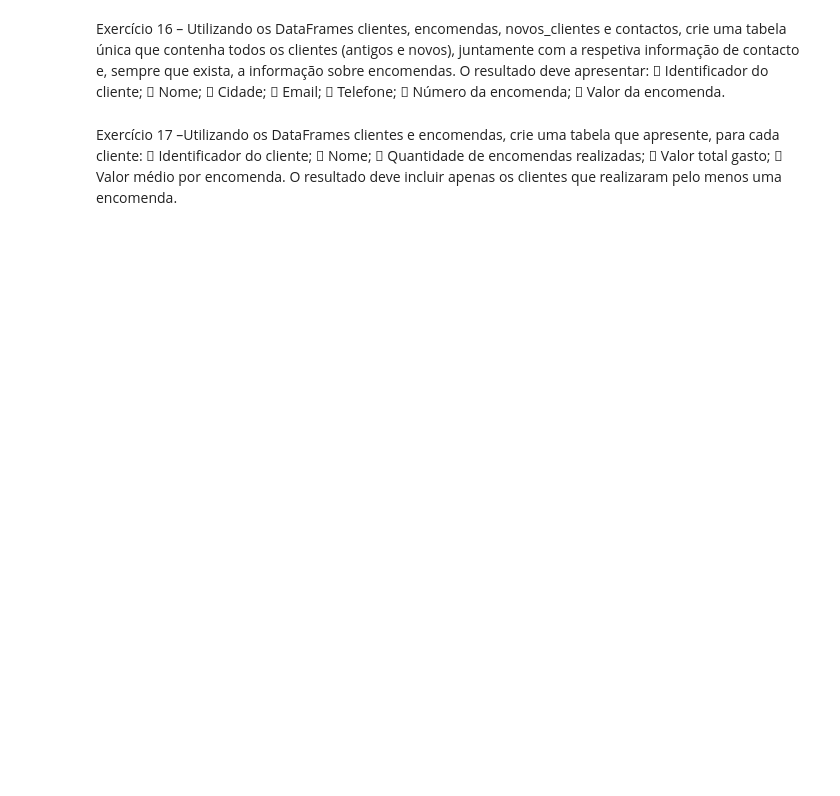
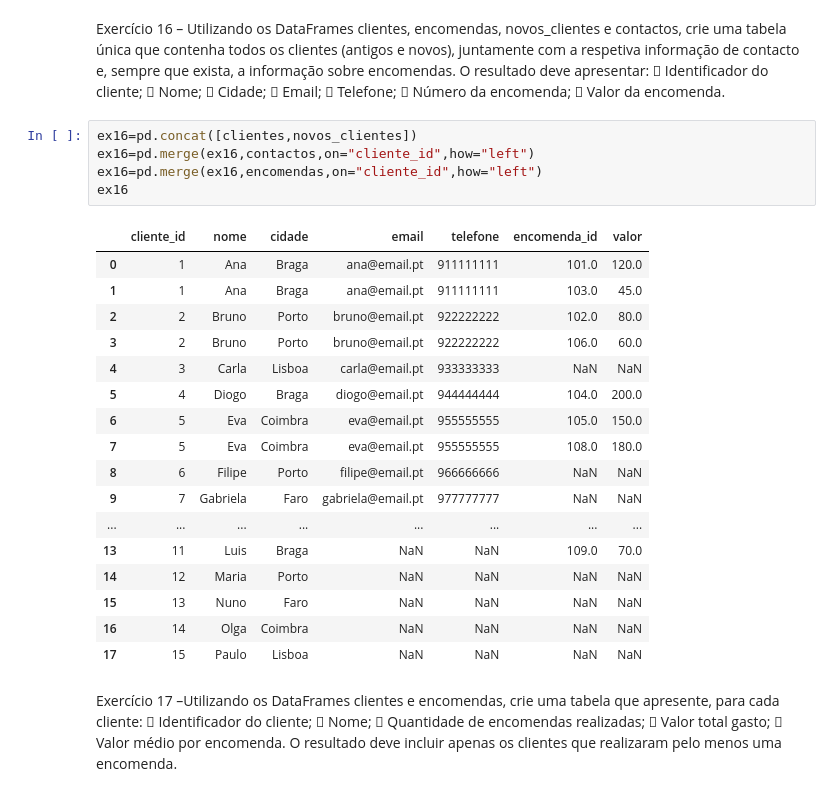
Before and after one commit to SirRick76/Projetos_PTL, a Jupyter notebook: FichadeTrabalho/FichadeTrabalho.ipynb, the cells around one changed output. Drawn from its saved outputs; the diff is of its cells as text; blank space fills up the shorter version.

```diff
--- a/FichadeTrabalho/FichadeTrabalho.ipynb
+++ b/FichadeTrabalho/FichadeTrabalho.ipynb
@@ -196,6 +344,29 @@ O resultado deve apresentar:
  Telefone;
  Número da encomenda;
  Valor da encomenda.
+# %%
+ex16=pd.concat([clientes,novos_clientes])
+ex16=pd.merge(ex16,contactos,on="cliente_id",how="left")
+ex16=pd.merge(ex16,encomendas,on="cliente_id",how="left")
+ex16
+# %% [output]
+|  | cliente_id | nome | cidade | email | telefone | encomenda_id | valor |
+| 0 | 1 | Ana | Braga | ana@email.pt | 911111111 | 101.0 | 120.0 |
+| 1 | 1 | Ana | Braga | ana@email.pt | 911111111 | 103.0 | 45.0 |
+| 2 | 2 | Bruno | Porto | bruno@email.pt | 922222222 | 102.0 | 80.0 |
+| 3 | 2 | Bruno | Porto | bruno@email.pt | 922222222 | 106.0 | 60.0 |
+| 4 | 3 | Carla | Lisboa | carla@email.pt | 933333333 | NaN | NaN |
+| 5 | 4 | Diogo | Braga | diogo@email.pt | 944444444 | 104.0 | 200.0 |
+| 6 | 5 | Eva | Coimbra | eva@email.pt | 955555555 | 105.0 | 150.0 |
+| 7 | 5 | Eva | Coimbra | eva@email.pt | 955555555 | 108.0 | 180.0 |
+| 8 | 6 | Filipe | Porto | filipe@email.pt | 966666666 | NaN | NaN |
+| 9 | 7 | Gabriela | Faro | gabriela@email.pt | 977777777 | NaN | NaN |
+| ... | ... | ... | ... | ... | ... | ... | ... |
+| 13 | 11 | Luis | Braga | NaN | NaN | 109.0 | 70.0 |
+| 14 | 12 | Maria | Porto | NaN | NaN | NaN | NaN |
+| 15 | 13 | Nuno | Faro | NaN | NaN | NaN | NaN |
+| 16 | 14 | Olga | Coimbra | NaN | NaN | NaN | NaN |
+| 17 | 15 | Paulo | Lisboa | NaN | NaN | NaN | NaN |
 # %% [markdown]
 Exercício 17 –Utilizando os DataFrames clientes e encomendas, crie uma tabela que apresente, para cada cliente:
  Identificador do cliente;
```
Also changed, not shown: parts of 15 cells of this notebook, 6 other files.
